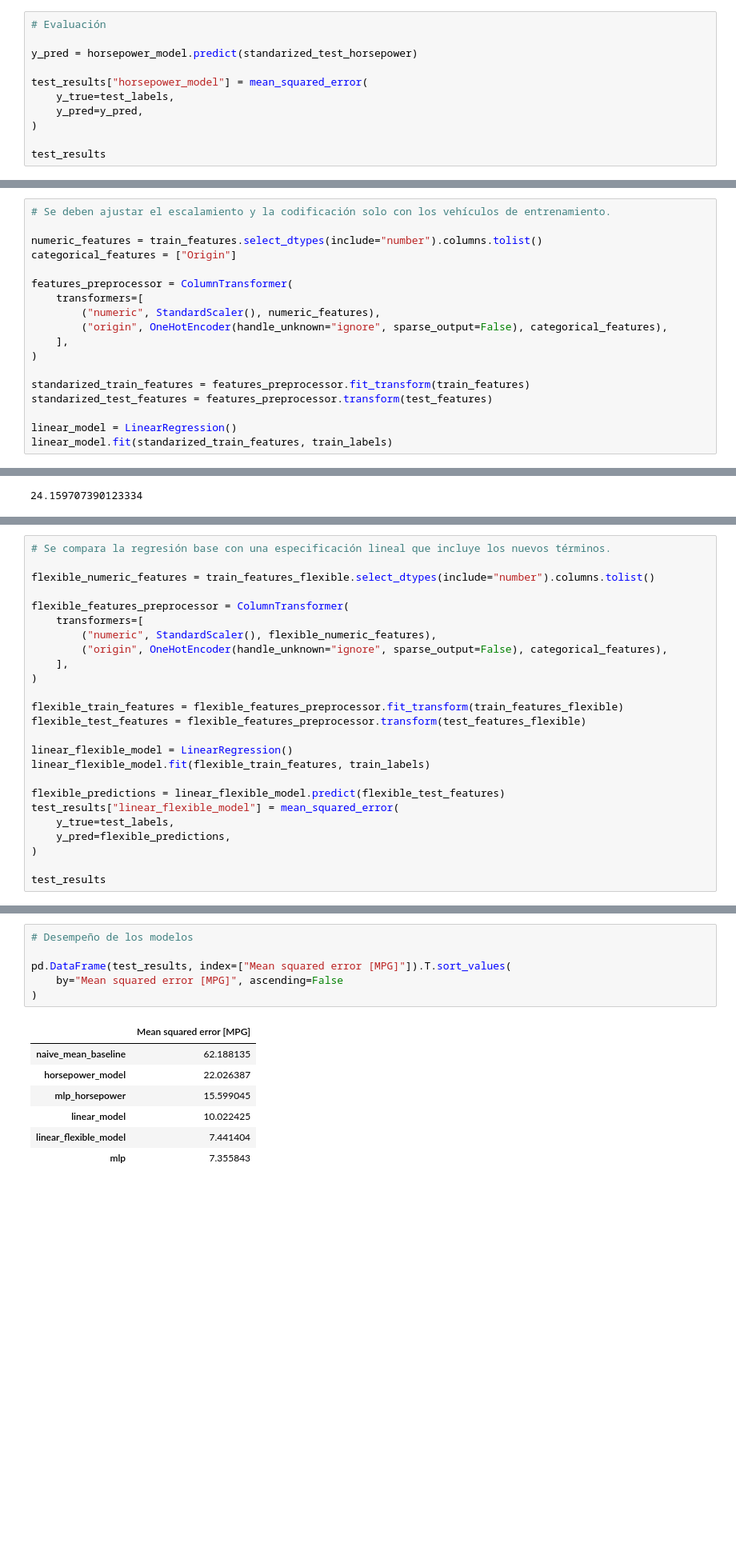
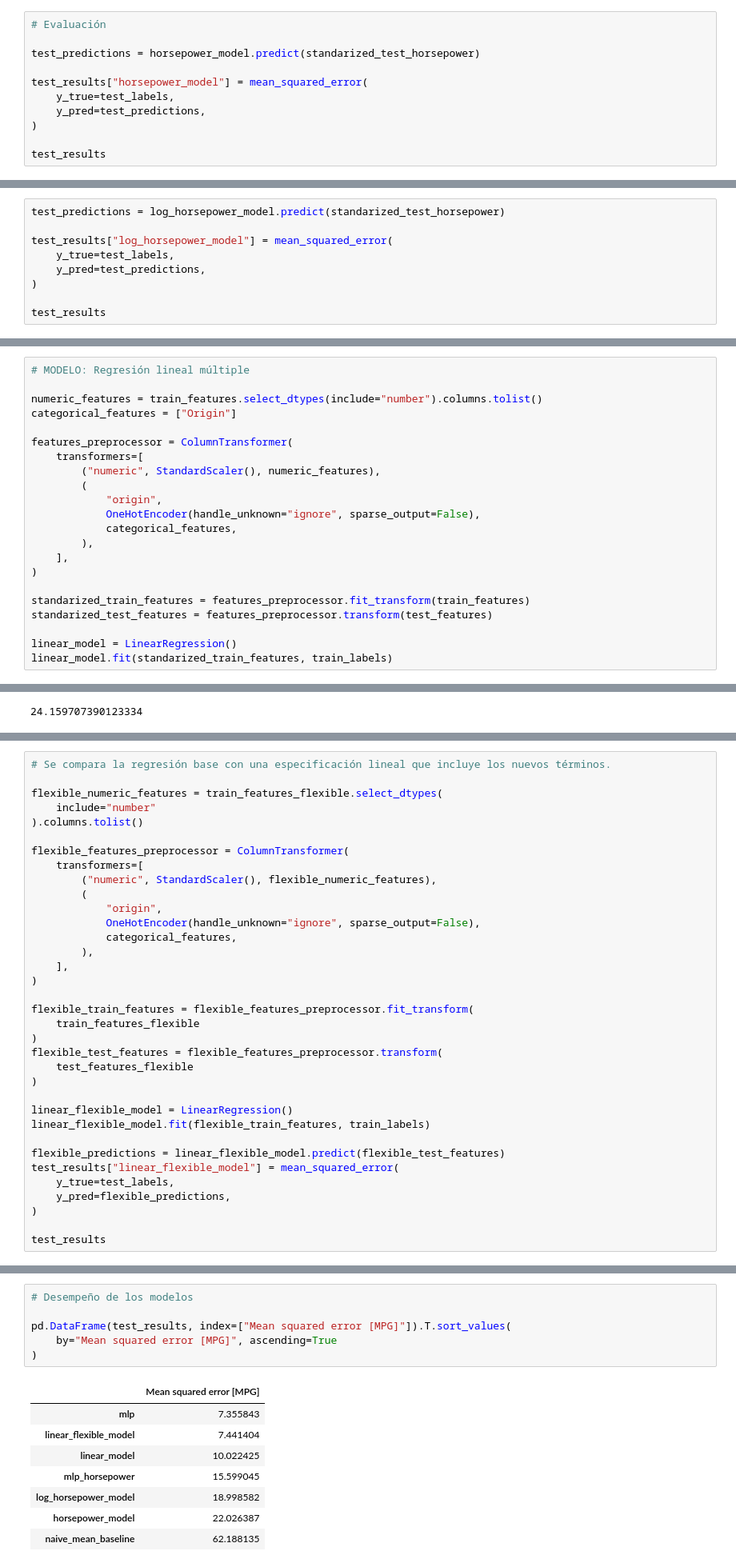
Before and after one commit to jdvelasq/classroom-vibecoding, a Jupyter notebook: implementation/predictiva/P200_regresion_basica/professor/notebook.ipynb, the cells around one changed output, grey strips where cells are left out. Shown at 80% size. Cells and saved outputs as stored; diff of their text form; blank space fills up the shorter version.

```diff
--- a/implementation/predictiva/P200_regresion_basica/professor/notebook.ipynb
+++ b/implementation/predictiva/P200_regresion_basica/professor/notebook.ipynb
@@ -250,11 +255,11 @@ plot_horsepower(x, y)
 # %%
 # Evaluación
 
-y_pred = horsepower_model.predict(standarized_test_horsepower)
+test_predictions = horsepower_model.predict(standarized_test_horsepower)
 
 test_results["horsepower_model"] = mean_squared_error(
     y_true=test_labels,
-    y_pred=y_pred,
+    y_pred=test_predictions,
 )
 
 test_results
@@ -263,0 +313,9 @@ test_results
+# %%
+test_predictions = log_horsepower_model.predict(standarized_test_horsepower)
+
+test_results["log_horsepower_model"] = mean_squared_error(
+    y_true=test_labels,
+    y_pred=test_predictions,
+)
+
+test_results
@@ -264,5 +326,5 @@ test_results
 # %%
-# Se deben ajustar el escalamiento y la codificación solo con los vehículos de entrenamiento.
+# MODELO: Regresión lineal múltiple
 
 numeric_features = train_features.select_dtypes(include="number").columns.tolist()
 categorical_features = ["Origin"]
@@ -270,7 +332,11 @@ categorical_features = ["Origin"]
 features_preprocessor = ColumnTransformer(
     transformers=[
         ("numeric", StandardScaler(), numeric_features),
-        ("origin", OneHotEncoder(handle_unknown="ignore", sparse_output=False), categorical_features),
+        (
+            "origin",
+            OneHotEncoder(handle_unknown="ignore", sparse_output=False),
+            categorical_features,
+        ),
     ],
 )
 
@@ -344,17 +413,27 @@ train_features_flexible[["Horsepower", "Horsepower_squared", "Weight", "Weight_x
 # %%
 # Se compara la regresión base con una especificación lineal que incluye los nuevos términos.
 
-flexible_numeric_features = train_features_flexible.select_dtypes(include="number").columns.tolist()
+flexible_numeric_features = train_features_flexible.select_dtypes(
+    include="number"
+).columns.tolist()
 
 flexible_features_preprocessor = ColumnTransformer(
     transformers=[
         ("numeric", StandardScaler(), flexible_numeric_features),
-        ("origin", OneHotEncoder(handle_unknown="ignore", sparse_output=False), categorical_features),
+        (
+            "origin",
+            OneHotEncoder(handle_unknown="ignore", sparse_output=False),
+            categorical_features,
+        ),
     ],
 )
 
-flexible_train_features = flexible_features_preprocessor.fit_transform(train_features_flexible)
-flexible_test_features = flexible_features_preprocessor.transform(test_features_flexible)
+flexible_train_features = flexible_features_preprocessor.fit_transform(
+    train_features_flexible
+)
+flexible_test_features = flexible_features_preprocessor.transform(
+    test_features_flexible
+)
 
 linear_flexible_model = LinearRegression()
 linear_flexible_model.fit(flexible_train_features, train_labels)
@@ -429,17 +528,18 @@ test_results["mlp"] = mean_squared_error(
 # %%
 # Desempeño de los modelos
 
 pd.DataFrame(test_results, index=["Mean squared error [MPG]"]).T.sort_values(
-    by="Mean squared error [MPG]", ascending=False
+    by="Mean squared error [MPG]", ascending=True
 )
 # %% [output]
 |  | Mean squared error [MPG] |
+| mlp | 7.355843 |
+| linear_flexible_model | 7.441404 |
+| linear_model | 10.022425 |
+| mlp_horsepower | 15.599045 |
+| log_horsepower_model | 18.998582 |
+| horsepower_model | 22.026387 |
 | naive_mean_baseline | 62.188135 |
-| horsepower_model | 22.026387 |
-| mlp_horsepower | 15.599045 |
-| linear_model | 10.022425 |
-| linear_flexible_model | 7.441404 |
-| mlp | 7.355843 |
 # %%
 # La comparación verifica si algún regresor mejora la predicción ingenua del MPG promedio.
 
```
Also changed, not shown: parts of 15 cells of this notebook.
